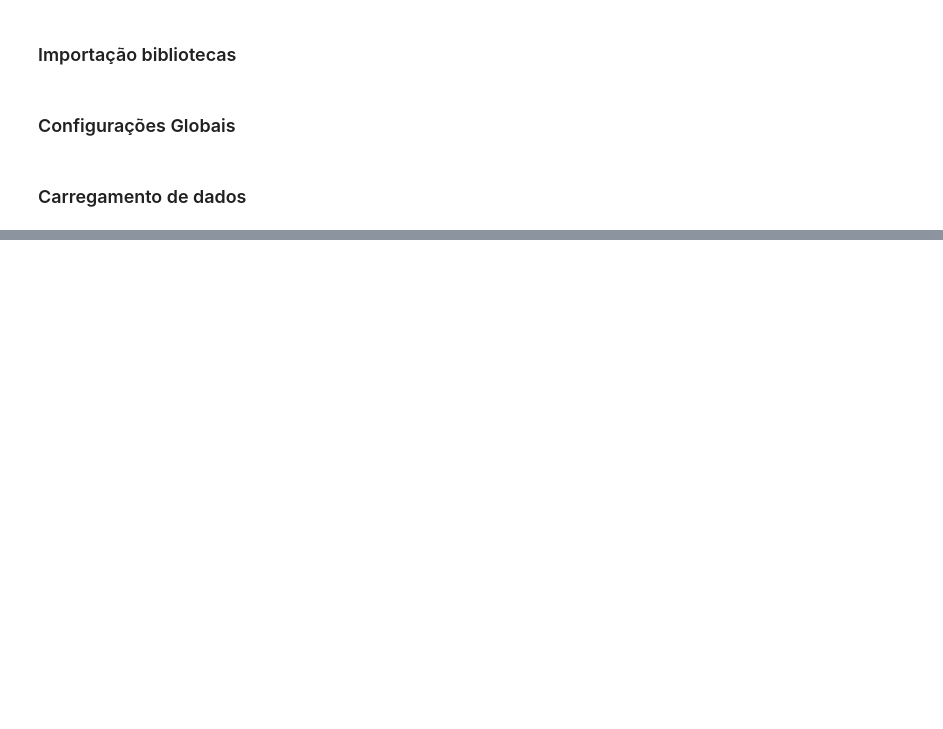
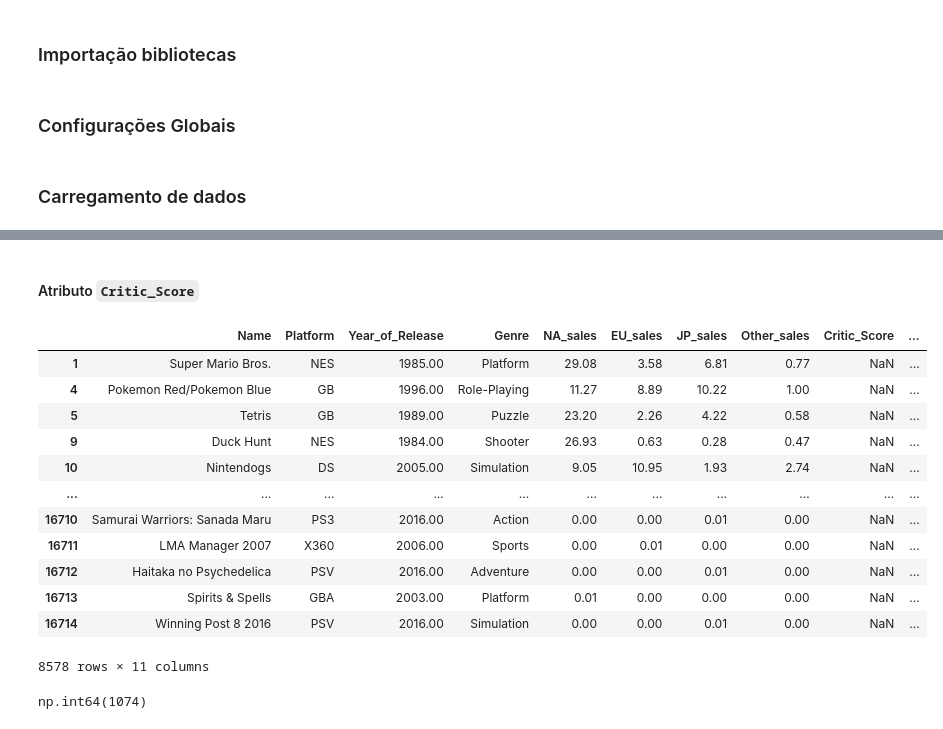
Before and after one commit to rodriguesbrian/tt6_ice_project, a Jupyter notebook: notebook/analysis.ipynb, the cells around one changed output, grey strips where cells are left out. Cells and saved outputs as stored; diff of their text form; code cells hidden in the pictures; blank space fills up the shorter version.

```diff
--- a/notebook/analysis.ipynb
+++ b/notebook/analysis.ipynb
@@ -58,0 +152,30 @@ games_raw = pd.read_csv('../data/raw/games.csv')
+# %%
+# criação de função para preenchimento de nulos em Year_of_Release com base na mediana dos registros do mesmo jogo em outras plataformas, ou mediana do genêro em plataforma
+def fixing_year(row):
+    name = row['Name']
+    year = row['Year_of_Release']
+    platform = row['Platform']
+    genre = row['Genre']
+
+    # teste valor nulo em atributo ano
+    if pd.notna(year):
+        return year
+
+    match = games[(games['Name'] == name) & (games['Platform'] != platform)]['Year_of_Release']
+    median_year = match.median()
+
+    # teste valor nulo após filtro por jogo
+    if pd.notna(median_year):
+        return median_year
+
+    match = games[(games['Platform'] == platform) & (games['Genre'] == genre)]['Year_of_Release']
+    median_year = match.median()
+
+    # teste valor nulo após filtro por plataforma e genêro
+    if pd.notna(median_year):
+        return median_year
+
+    return year
+# %%
+# aplicação da função para preenchimento de nulo em Year_of_Release
+games['Year_of_Release'] = games.apply(fixing_year, axis=1)
@@ -58,0 +194,19 @@ games_raw = pd.read_csv('../data/raw/games.csv')
+# %% [markdown]
+#### Atributo `Critic_Score`
+# %%
+# visulização dataset filtrado por nulos em Critic_Score
+games[games['Critic_Score'].isnull()]
+# %% [output]
+|  | Name | Platform | Year_of_Release | Genre | NA_sales | EU_sales | JP_sales | Other_sales | Critic_Score | ... |
+| 1 | Super Mario Bros. | NES | 1985.00 | Platform | 29.08 | 3.58 | 6.81 | 0.77 | NaN | ... |
+| 4 | Pokemon Red/Pokemon Blue | GB | 1996.00 | Role-Playing | 11.27 | 8.89 | 10.22 | 1.00 | NaN | ... |
+| 5 | Tetris | GB | 1989.00 | Puzzle | 23.20 | 2.26 | 4.22 | 0.58 | NaN | ... |
+| 9 | Duck Hunt | NES | 1984.00 | Shooter | 26.93 | 0.63 | 0.28 | 0.47 | NaN | ... |
+| 10 | Nintendogs | DS | 2005.00 | Simulation | 9.05 | 10.95 | 1.93 | 2.74 | NaN | ... |
+| ... | ... | ... | ... | ... | ... | ... | ... | ... | ... | ... |
+| 16710 | Samurai Warriors: Sanada Maru | PS3 | 2016.00 | Action | 0.00 | 0.00 | 0.01 | 0.00 | NaN | ... |
+| 16711 | LMA Manager 2007 | X360 | 2006.00 | Sports | 0.00 | 0.01 | 0.00 | 0.00 | NaN | ... |
+| 16712 | Haitaka no Psychedelica | PSV | 2016.00 | Adventure | 0.00 | 0.00 | 0.01 | 0.00 | NaN | ... |
+| 16713 | Spirits & Spells | GBA | 2003.00 | Platform | 0.01 | 0.00 | 0.00 | 0.00 | NaN | ... |
+| 16714 | Winning Post 8 2016 | PSV | 2016.00 | Simulation | 0.00 | 0.00 | 0.01 | 0.00 | NaN | ... |
+8578 rows × 11 columns
@@ -58,0 +243,5 @@ games_raw = pd.read_csv('../data/raw/games.csv')
+# %%
+# quantidade de valores nulos em Critic_Score após uso de função
+games['Critic_Score'].isnull().sum()
+# %% [output]
+np.int64(1074)
```
Also changed, not shown: parts of 46 cells of this notebook.
